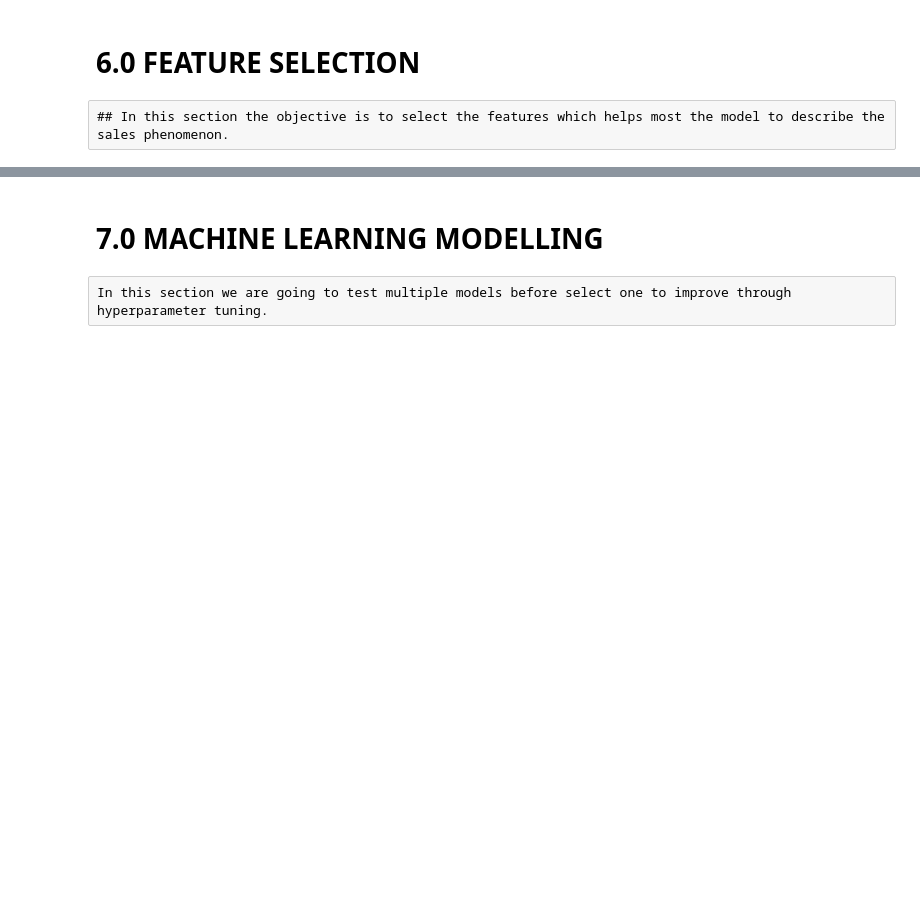
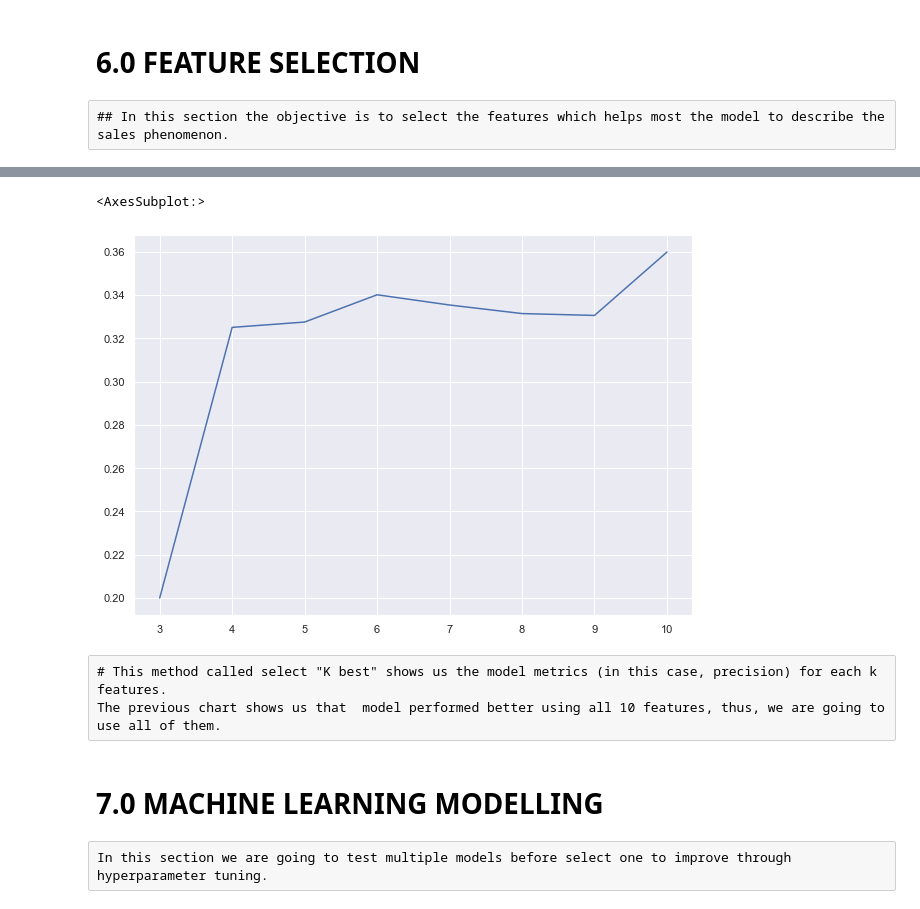
Before and after one commit to ViniciusKos/insurance_cross, a Jupyter notebook: insurance_cross_sell.ipynb, the cells around one changed output, grey strips where cells are left out. Drawn from its saved outputs; the diff is of its cells as text; code cells hidden in the pictures; blank space fills up the shorter version.

Commit message:
select_kbest

```diff
--- a/insurance_cross_sell.ipynb
+++ b/insurance_cross_sell.ipynb
@@ -787,0 +750,3 @@ cols_selected_boruta
+# %%
+Xtrain0, Xval, ytrain0, yval = train_test_split(Xtrain,ytrain,test_size=0.25,stratify=ytrain)
+print(Xtrain0.shape, Xval.shape)
@@ -842,0 +757,18 @@ cols_selected_boruta_full.extend( feat_to_add )
+# %%
+k_vs_score=[]
+dic_feat={}
+for i in range(3,Xtrain0.shape[1]):
+    selector = SelectKBest(score_func=f_classif, k = i)
+    Xtrain1 = selector.fit_transform(Xtrain0 , ytrain0)
+    Xval1 = selector.transform(Xval)
+
+    mdl= RandomForestClassifier(n_estimators=100, n_jobs=-1 , random_state=42)
+    mdl.fit(Xtrain1,ytrain0)
+
+
+    p = mdl.predict(Xval1)
+
+    score = precision_score(yval, p)
+    print( f"k = {i} Precision = {score}")
+    k_vs_score.append(score)
+    dic_feat[i]=Xtrain0.iloc[:,selector.get_support()].columns
@@ -843,3 +784,11 @@ cols_selected_boruta_full.extend( feat_to_add )
+# %%
+pd.Series(k_vs_score,index = range(3,Xtrain0.shape[1])).plot(figsize=(10,7))
+# %% [output]
+<AxesSubplot:>
+[figure, added]
+# %% [raw]
+# This method called select "K best" shows us the model metrics (in this case, precision) for each k features.
+The previous chart shows us that  model performed better using all 10 features, thus, we are going to use all of them.
 # %% [markdown]
 # 7.0 MACHINE LEARNING MODELLING
 # %% [raw]
```
Also changed, not shown: parts of 14 cells of this notebook.
